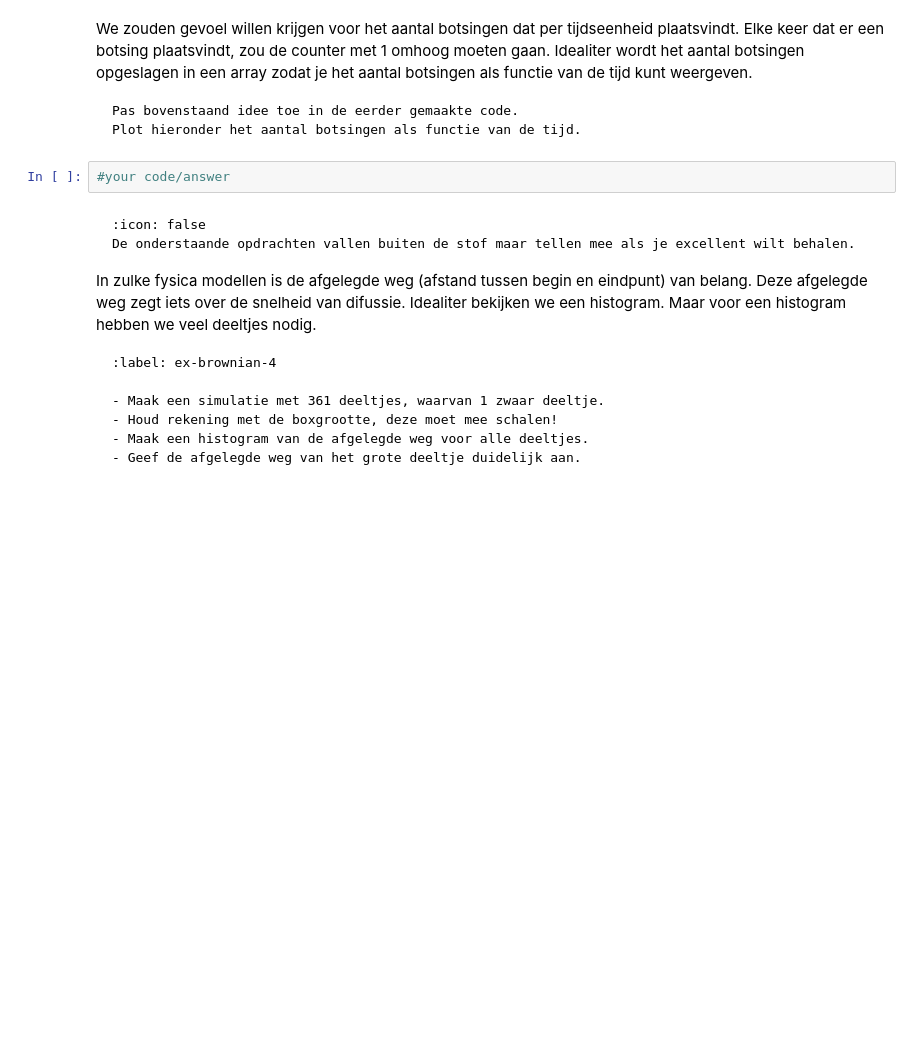
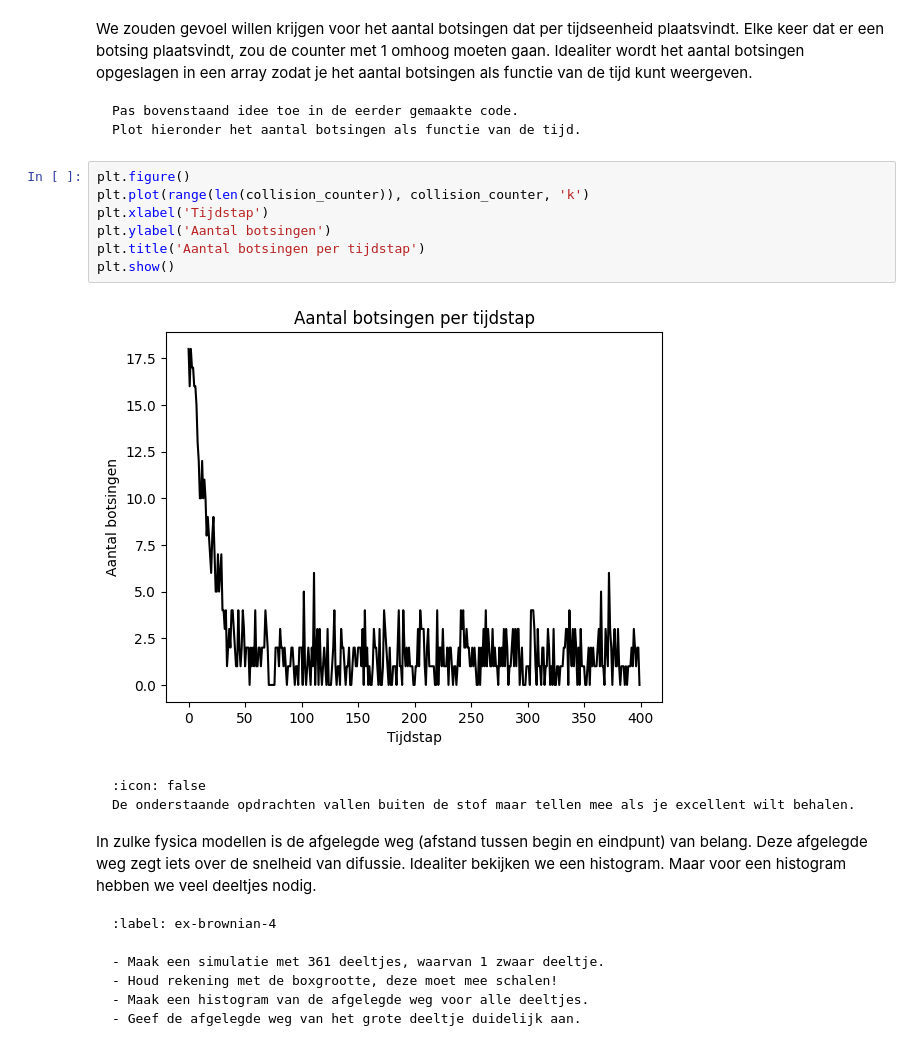
Before and after one commit to DavantePES/inleidend-practicum-2, a Jupyter notebook: Content/PySim/4_brownianmotion.ipynb, the cells around one changed output. Drawn from its saved outputs; the diff is of its cells as text; blank space fills up the shorter version.

````diff
--- a/Content/PySim/4_brownianmotion.ipynb
+++ b/Content/PySim/4_brownianmotion.ipynb
@@ -215,7 +237,14 @@ Pas bovenstaand idee toe in de eerder gemaakte code.
 Plot hieronder het aantal botsingen als functie van de tijd.
 ```
 # %%
-#your code/answer
+plt.figure()
+plt.plot(range(len(collision_counter)), collision_counter, 'k')
+plt.xlabel('Tijdstap')
+plt.ylabel('Aantal botsingen')
+plt.title('Aantal botsingen per tijdstap')
+plt.show()
+# %% [output]
+[figure, added]
 # %% [markdown]
 ```{warning} 🌶 Let op!
 :icon: false
````
Also changed, not shown: parts of 7 cells of this notebook, 2 other files.
